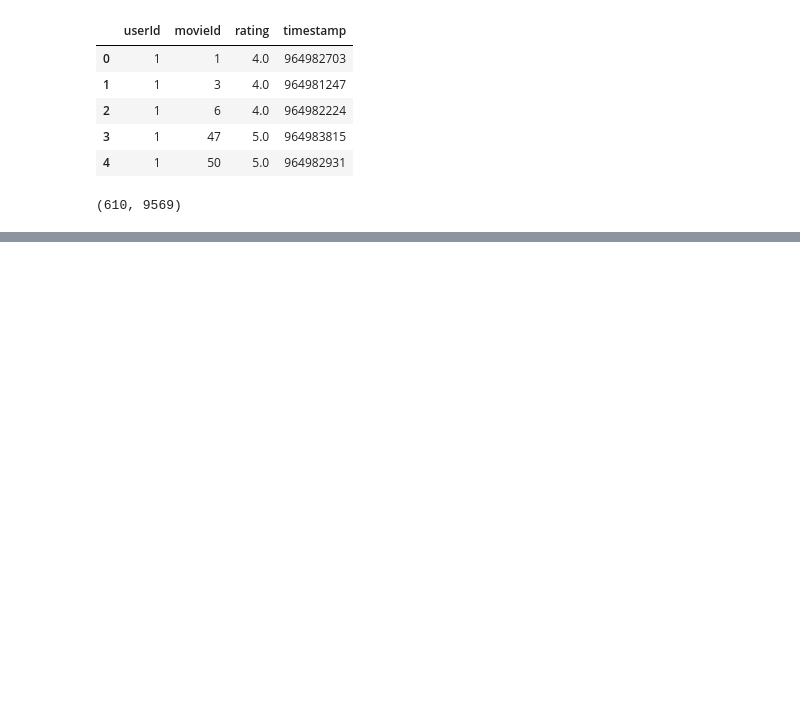
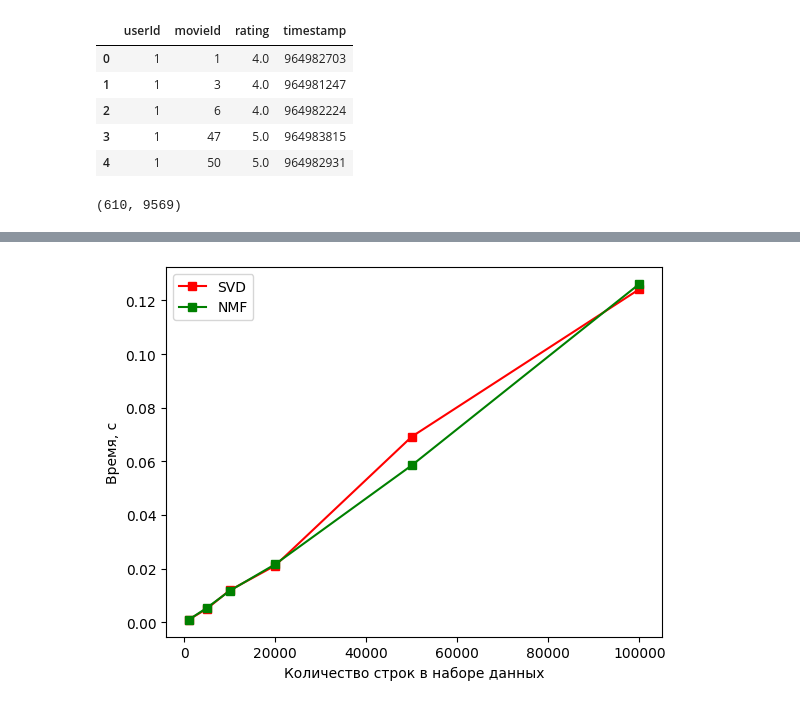
Before and after one commit to DrStarland/BMSTU-recommendation-systems, a Jupyter notebook: 4/main_2.ipynb, the cells around one changed output, grey strips where cells are left out. Saved outputs shown, nothing was run; the diff lists cells and outputs as text; code cells hidden in the pictures; blank space fills up the shorter version.

```diff
--- a/4/main_2.ipynb
+++ b/4/main_2.ipynb
@@ -88,9 +64,0 @@ MAE: 0.6977321395955607
-# %%
-movie_ids = ratings_df_sample['movieId'].unique()
-
-def scale_movie_id(movie_id):
-    scaled = np.where(movie_ids == movie_id)[0][0] + 1
-    return scaled
-
-ratings_df_sample['movieId'] = ratings_df_sample['movieId'].apply(scale_movie_id)
-ratings_df_sample.head()
@@ -212,0 +86,10 @@ import matplotlib.pyplot as plt
+# %%
+model_svd = SVD()
+model_svd.fit(trainset)
+
+# предсказание рейтингов на тестовой выборке
+predictions = model_svd.test(testset)
+
+# оценка качества модели
+accuracy.rmse(predictions)
+accuracy.mae(predictions)
@@ -213,48 +144,50 @@ import matplotlib.pyplot as plt
 # %%
-axis_x = ['cosine', 'euclidean', 'correlation']
 graph1 = []
 graph2 = []
-graph01 = []
-graph02 = []
+inits = []
 
-for metr in axis_x:
+ns = [1000, 5000, 10000, 20000, 50000, 100000]
+
+for n in ns:
+    ratings_df_sample = ratings_df[:n]
+    reader = Reader(rating_scale=(1, 10))
+    dataset = Dataset.load_from_df(ratings_df_sample[['userId', 'movieId', 'rating']], reader)
+    trainset, testset = train_test_split(dataset, test_size = 0.1)
+
+    model_1 = SVD()
+    model_2 = NMF()
+
     start_time = time.time()
-    global user_similarity
-    user_similarity = pairwise_distances(train_data_matrix, metric=metr)
-    global item_similarity
-    item_similarity = pairwise_distances(train_data_matrix.T, metric=metr)
+    model_1.fit(trainset)
+    model_2.fit(trainset)
     end_time = time.time()
     e_time = (end_time - start_time)
-    print("Время на инициализацию с метрикой {}: {} c".format(metr, e_time))
+    inits.append(e_time)
 
     e_time1 = 0
     e_time2 = 0
 
-    for i in range(10):
+    for i in range(100):
         start_time = time.time()
 #         for i in range(0, 100):
-        predict_user(9)
+        model_1.test(testset)
         end_time = time.time()
         e_time1 += (end_time - start_time)
 
         start_time = time.time()
 #         for i in range(0, 100):
-        predict_item(9)
+        model_1.test(testset)
         end_time = time.time()
         e_time2 += (end_time - start_time)
 
-    graph1.append(e_time1 / 10)
-    graph2.append(e_time2 / 10)
+    graph1.append(e_time1 / 100)
+    graph2.append(e_time2 / 100)
 
-    pred_i = predict_item(9)
-    pred_u = predict_user(9)
-
-    graph01.append(rmse(pred_u, test_data_matrix))
-    graph02.append(rmse(pred_i, test_data_matrix))
-
-plt.plot(axis_x, graph01, marker='s', color='r', label="по пользователям");
-plt.plot(axis_x, graph02, marker='s', color='g', label="по предметам");
+plt.plot(ns, graph1, marker='s', color='r', label="SVD");
+plt.plot(ns, graph2, marker='s', color='g', label="NMF");
 plt.legend()
-plt.xlabel('Метрика')
-plt.ylabel('Ошибка RMSE');
+plt.xlabel('Количество строк в наборе данных')
+plt.ylabel('Время, с');
+# %% [output]
+[figure, added]
 # %%
```
Also changed, not shown: parts of 35 cells of this notebook, 1 other file.
